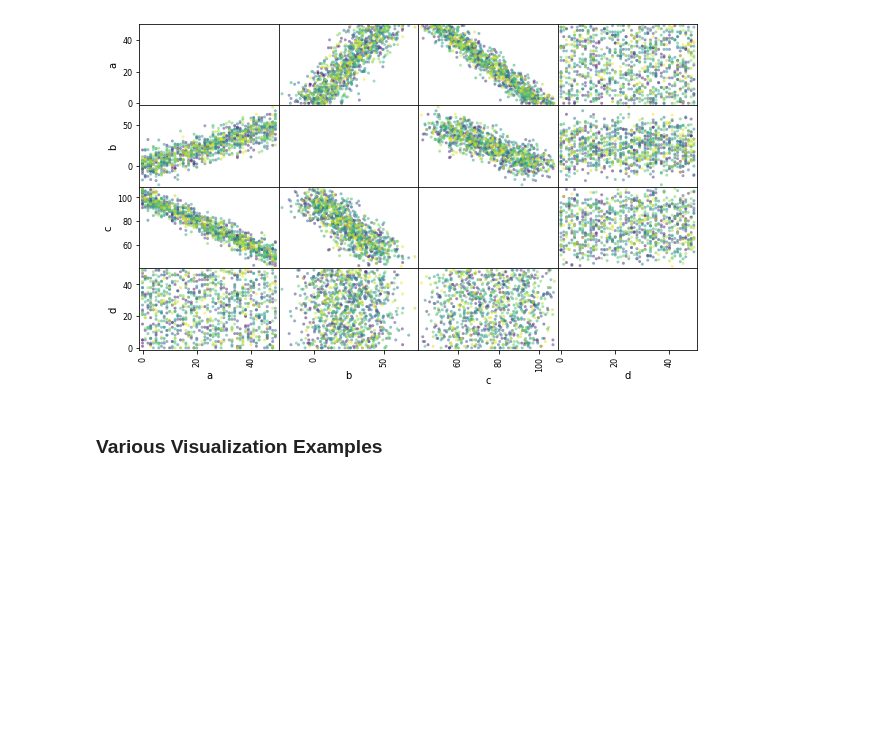
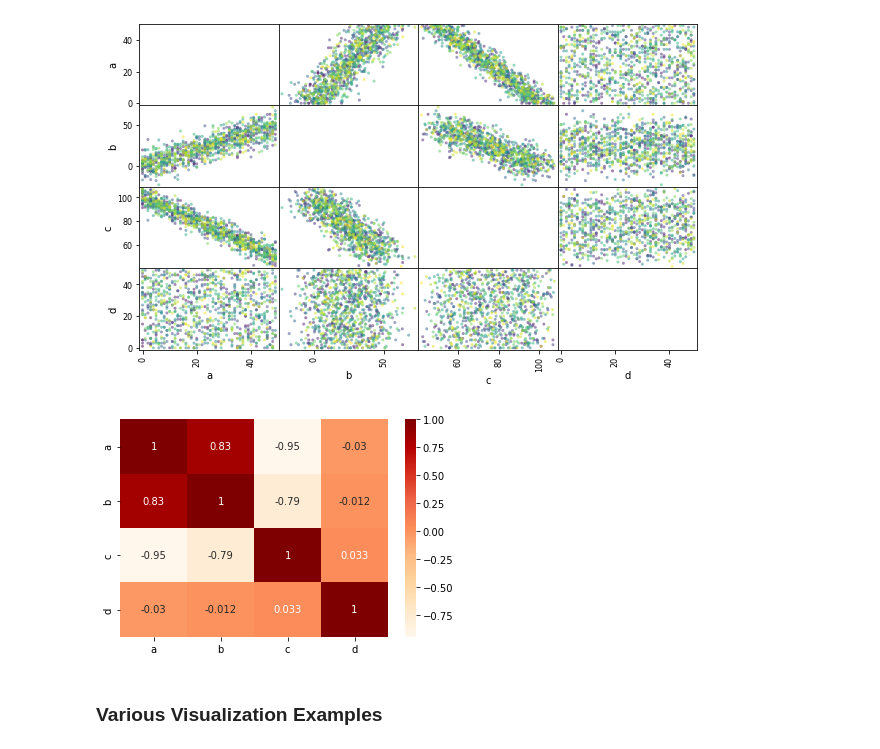
Before and after one commit to caiquemiranda/data-science-python-mongodb, a Jupyter notebook: 05-Working_with_data.ipynb, the cells around one changed output. Cells and saved outputs as stored; diff of their text form; code cells hidden in the pictures; blank space fills up the shorter version.

Commit message:
Various Visualization Examples

```diff
--- a/05-Working_with_data.ipynb
+++ b/05-Working_with_data.ipynb
@@ -157,5 +157,21 @@ b  0.827773  1.000000 -0.785301 -0.011704
 c -0.948242 -0.785301  1.000000  0.032838
 d -0.030448 -0.011704  0.032838  1.000000
 [figure]
+# %%
+import random, numpy as np, pandas as pd
+import matplotlib.pyplot as plt
+import seaborn as sns
+
+if __name__ == "__main__":
+    np.random.seed(0)
+    df = pd.DataFrame({'a': np.random.randint(0, 50, 1000)})
+    df['b'] = df['a'] + np.random.normal(0, 10, 1000)
+    df['c'] = 100 - df['a'] + np.random.normal(0, 5, 1000)
+    df['d'] = np.random.randint(0, 50, 1000)
+    plt.figure()
+    sns.heatmap(df.corr(), annot=True, cmap='OrRd')
+    plt.show()
+# %% [output]
+[figure, added]
 # %% [markdown]
 ### Various Visualization Examples
```
Also changed, not shown: parts of 3 cells of this notebook, 1 other file.
